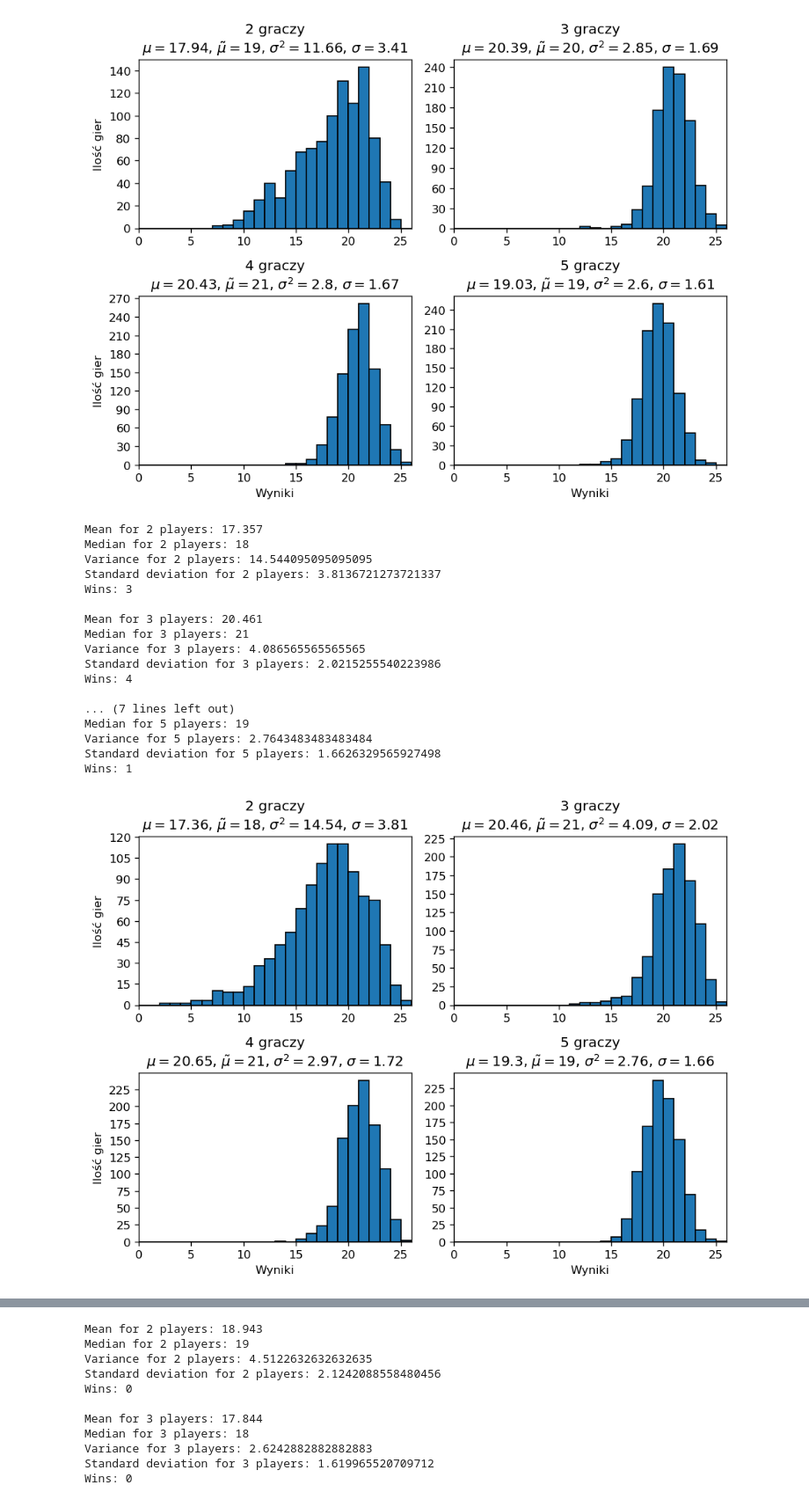
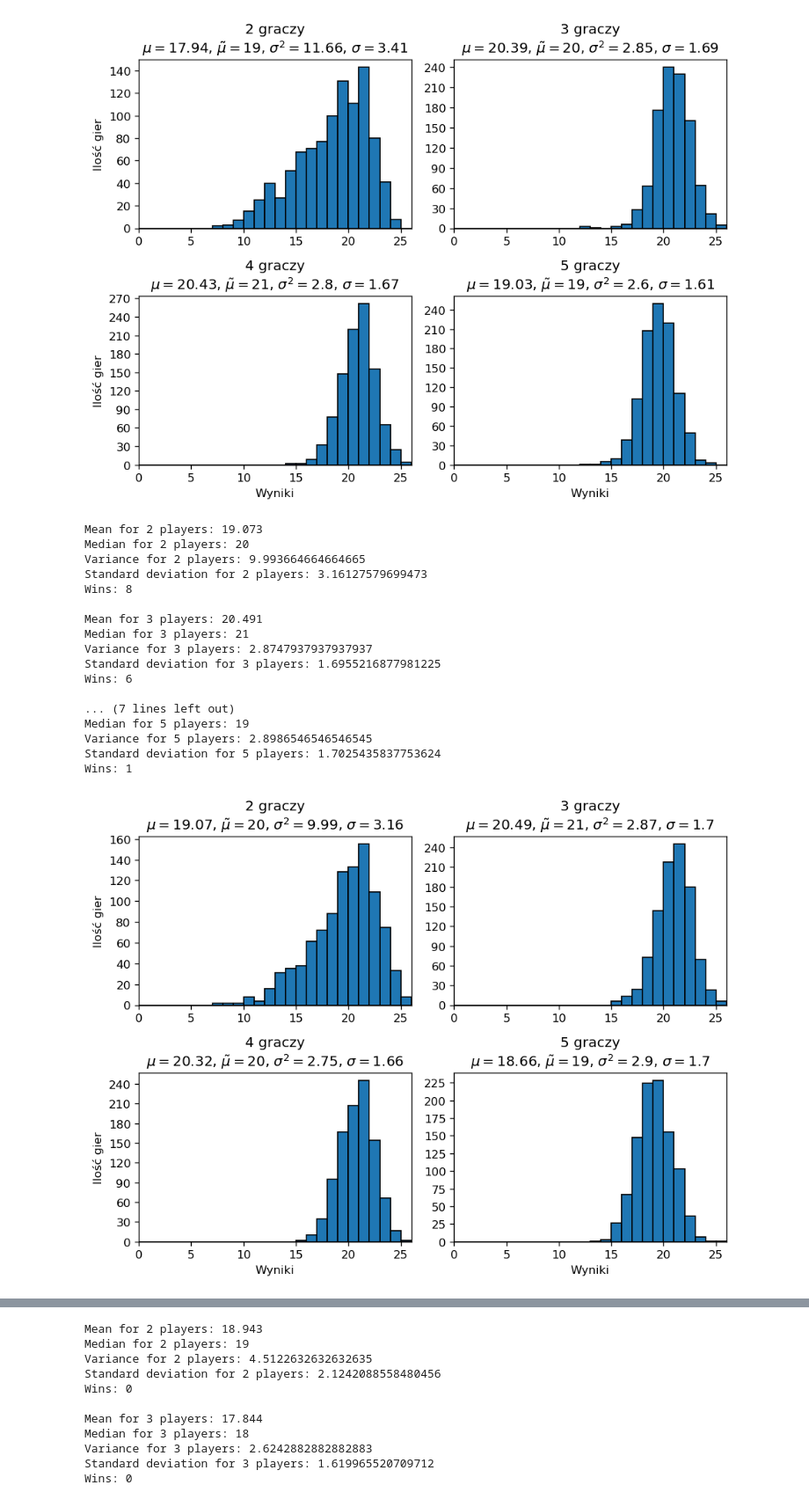
Before and after one commit to vtu-dog/Hanabi-AI-Engineering-Thesis, a Jupyter notebook: benchmark.ipynb, the cells around one changed output, grey strips where cells are left out. Shown at 88% size. Drawn from its saved outputs; the diff is of its cells as text; code cells hidden in the pictures.

Commit message:
Added BayesianTrustful2, calculated for 2 players.

```diff
--- a/benchmark.ipynb
+++ b/benchmark.ipynb
@@ -207,23 +207,23 @@ Standard deviation for 5 players: 1.612358427800624
 Wins: 0
 [figure]
 # %%
-benchmark(BayesianTrustful)
+benchmark(BayesianTrustful2)
 # %% [output]
-Mean for 2 players: 17.357
-Median for 2 players: 18
-Variance for 2 players: 14.544095095095095
-Standard deviation for 2 players: 3.8136721273721337
-Wins: 3
+Mean for 2 players: 19.073
+Median for 2 players: 20
+Variance for 2 players: 9.993664664664665
+Standard deviation for 2 players: 3.16127579699473
+Wins: 8
 
-Mean for 3 players: 20.461
+Mean for 3 players: 20.491
 Median for 3 players: 21
-Variance for 3 players: 4.086565565565565
-Standard deviation for 3 players: 2.0215255540223986
-Wins: 4
+Variance for 3 players: 2.8747937937937937
+Standard deviation for 3 players: 1.6955216877981225
+Wins: 6
 
 ... (7 lines left out)
 Median for 5 players: 19
-Variance for 5 players: 2.7643483483483484
-Standard deviation for 5 players: 1.6626329565927498
+Variance for 5 players: 2.8986546546546545
+Standard deviation for 5 players: 1.7025435837753624
 Wins: 1
-[figure, old version]
+[figure, new version]
```
Also changed, not shown: parts of 1 cell of this notebook, 5 other files.
